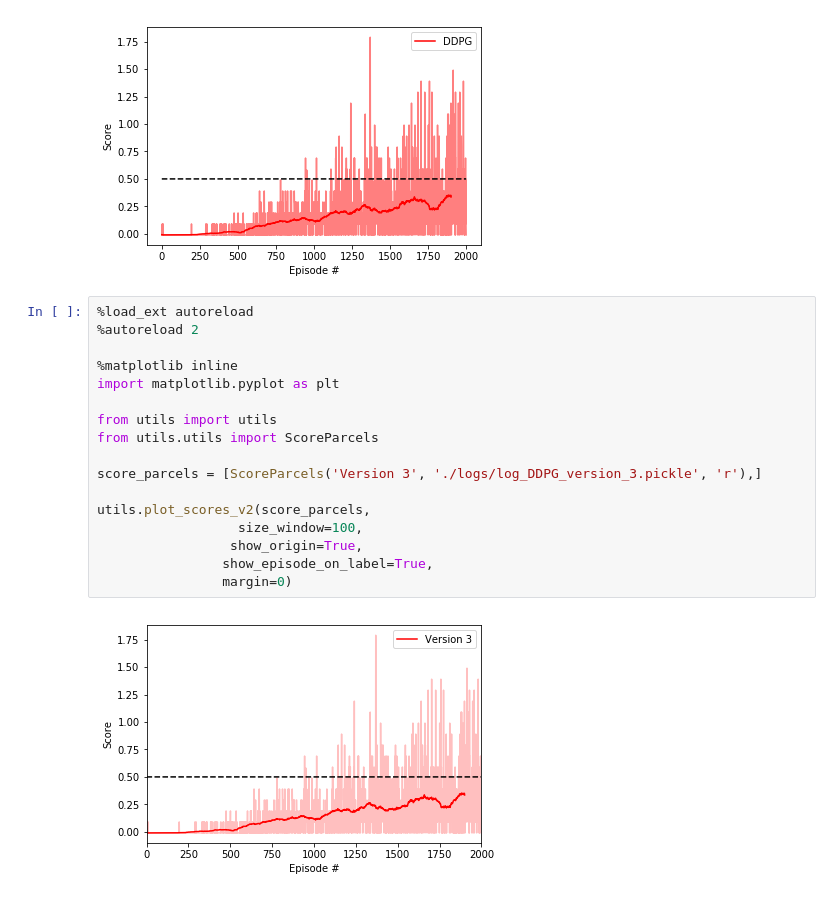
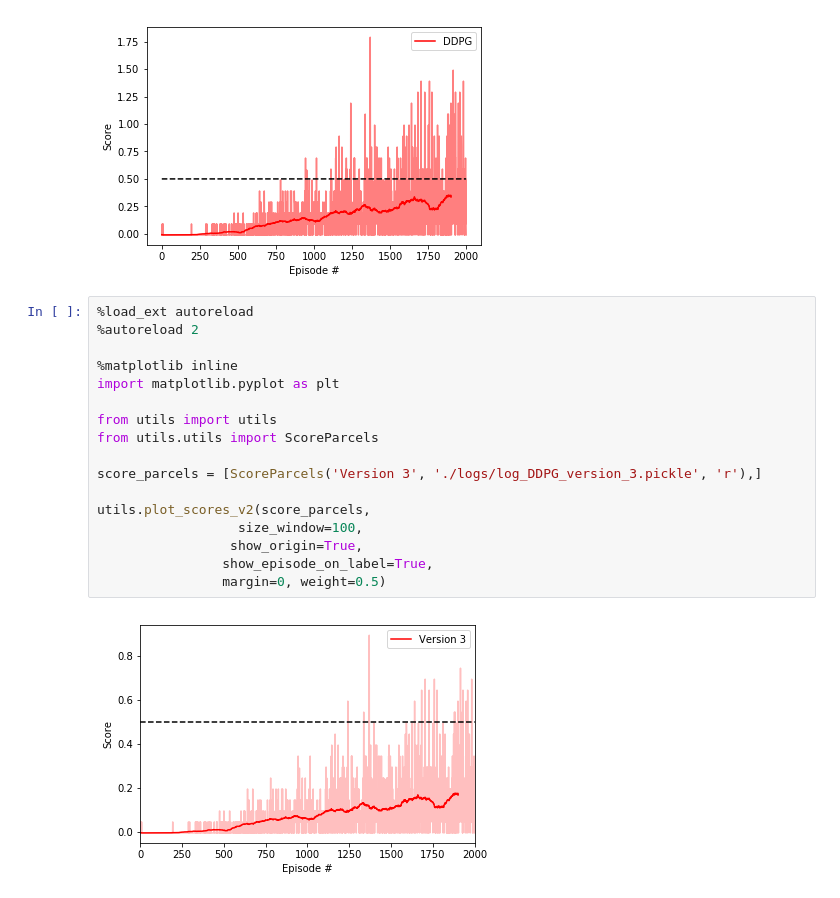
Before and after one commit to Brandon-HY-Lin/deep-reinforcement-learning, a Jupyter notebook: p3_collab-compet/DDPG/Tennis_DDPG_version_3.ipynb, the cells around one changed output. Drawn from its saved outputs; the diff is of its cells as text.

```diff
--- a/p3_collab-compet/DDPG/Tennis_DDPG_version_3.ipynb
+++ b/p3_collab-compet/DDPG/Tennis_DDPG_version_3.ipynb
@@ -299,19 +299,19 @@ utils.plot_scores(score_parcels, size_window=100, show_origin=True)
 # %%
 %load_ext autoreload
 %autoreload 2
 
 %matplotlib inline
 import matplotlib.pyplot as plt
 
 from utils import utils
 from utils.utils import ScoreParcels
 
 score_parcels = [ScoreParcels('Version 3', './logs/log_DDPG_version_3.pickle', 'r'),]
 
 utils.plot_scores_v2(score_parcels,
                   size_window=100,
                  show_origin=True,
                 show_episode_on_label=True,
-                margin=0)
+                margin=0, weight=0.5)
 # %% [output]
-[figure, old version]
+[figure, new version]
```
Also changed, not shown: 8 other files.
